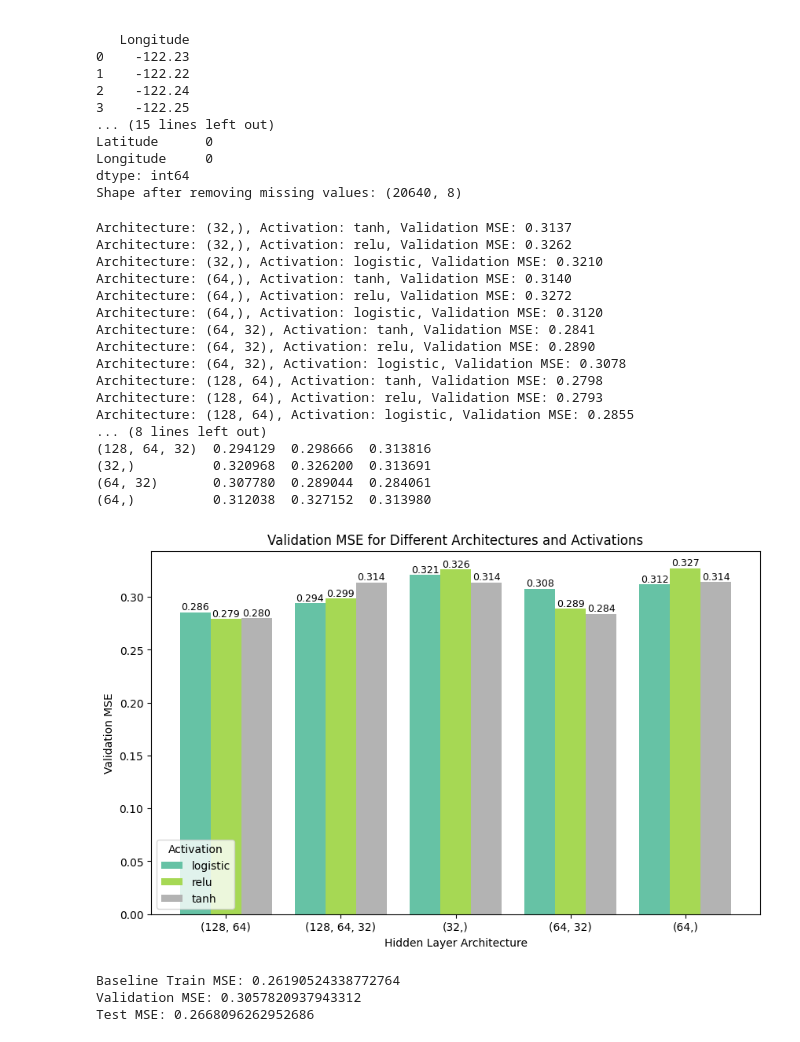
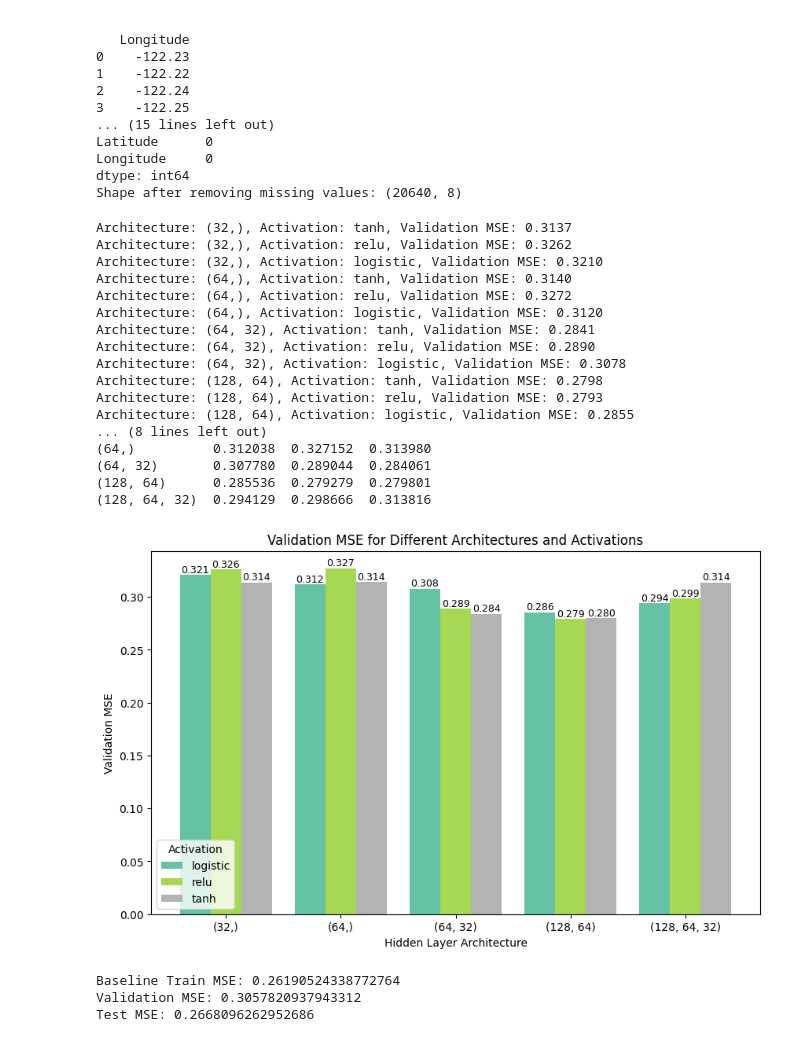
Before and after one commit to xfsd1448-uol/2603-Group-Project, a Jupyter notebook: main.ipynb, the cells around one changed output. Drawn from its saved outputs; the diff is of its cells as text; code cells hidden in the pictures.

```diff
--- a/main.ipynb
+++ b/main.ipynb
@@ -131,7 +131,7 @@ for arch in architectures:
         #
         # 创建一个神经网络模型，使用当前的隐藏层结构和激活函数
 
-        model = MLPRegressor(
+        model_test_act = MLPRegressor(
             hidden_layer_sizes=arch,
             activation=act,
             solver='adam',
@@ -146,26 +146,26 @@ for arch in architectures:
         # Train the model on the training dataset.
         # 在训练集上训练模型
 
-        model.fit(X_train, y_train)
+        model_test_act.fit(X_train, y_train)
 
 
         # Predict house prices on the validation set
         # 在验证集上进行预测
 
-        val_pred = model.predict(X_val)
+        val_pred_act = model_test_act.predict(X_val)
 
         # Compute Mean Squared Error (MSE) on validation set
         # 计算验证集上的均方误差
 
-        val_mse = mean_squared_error(y_val, val_pred)
+        val_mse_act = mean_squared_error(y_val, val_pred_act)
 
         results.append({
             'Architecture': str(arch),
             'Activation': act,
-            'Validation_MSE': val_mse
+            'Validation_MSE': val_mse_act
         })
 
-        print(f"Architecture: {arch}, Activation: {act}, Validation MSE: {val_mse:.4f}")
+        print(f"Architecture: {arch}, Activation: {act}, Validation MSE: {val_mse_act:.4f}")
 
 # ============================================================
 # 3) Convert results to DataFrame
@@ -187,6 +187,14 @@ pivot_table = results_df.pivot(
     columns='Activation',
     values='Validation_MSE'
 )
+
+# -------------------------------------------------
+# Fix architecture order for plotting
+# 按定义的顺序重新排列架构
+# -------------------------------------------------
+
+order = ['(32,)', '(64,)', '(64, 32)', '(128, 64)', '(128, 64, 32)']
+pivot_table = pivot_table.reindex(order)
 
 print("\n=== Validation MSE Table ===")
 print(pivot_table)
@@ -234,37 +242,45 @@ for p in ax.patches:
     height = p.get_height()
 
 
     # Place text at the center top of each bar
     # 在每个柱子的顶部中心位置标注数值
 
+
+
+
+
+# Add value labels above bars
+for p in ax.patches:
+    height = p.get_height()
     ax.text(
         p.get_x() + p.get_width() / 2,
         height,
         f"{height:.3f}",
         ha='center',
         va='bottom',
         fontsize=9
     )
+
 plt.show()
 # %% [output]
 Architecture: (32,), Activation: tanh, Validation MSE: 0.3137
 Architecture: (32,), Activation: relu, Validation MSE: 0.3262
 Architecture: (32,), Activation: logistic, Validation MSE: 0.3210
 Architecture: (64,), Activation: tanh, Validation MSE: 0.3140
 Architecture: (64,), Activation: relu, Validation MSE: 0.3272
 Architecture: (64,), Activation: logistic, Validation MSE: 0.3120
 Architecture: (64, 32), Activation: tanh, Validation MSE: 0.2841
 Architecture: (64, 32), Activation: relu, Validation MSE: 0.2890
 Architecture: (64, 32), Activation: logistic, Validation MSE: 0.3078
 Architecture: (128, 64), Activation: tanh, Validation MSE: 0.2798
 Architecture: (128, 64), Activation: relu, Validation MSE: 0.2793
 Architecture: (128, 64), Activation: logistic, Validation MSE: 0.2855
 ... (8 lines left out)
+(64,)          0.312038  0.327152  0.313980
+(64, 32)       0.307780  0.289044  0.284061
+(128, 64)      0.285536  0.279279  0.279801
 (128, 64, 32)  0.294129  0.298666  0.313816
-(32,)          0.320968  0.326200  0.313691
-(64, 32)       0.307780  0.289044  0.284061
-(64,)          0.312038  0.327152  0.313980
-[figure, old version]
+[figure, new version]
 # %%
 # model (no internal early stopping, since you already have X_val)
 model = MLPRegressor(
```
Also changed, not shown: parts of 1 cell of this notebook, 1 other file.
